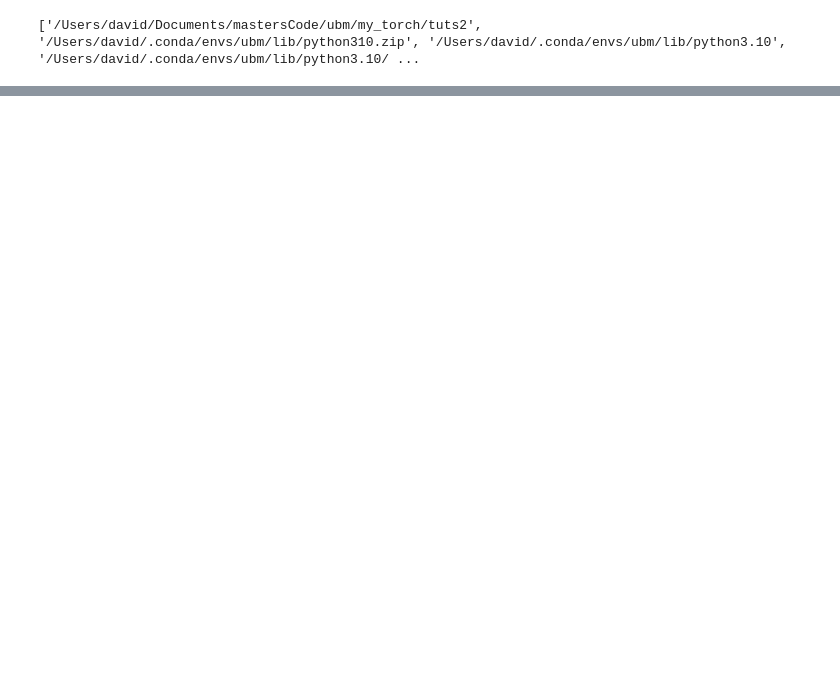
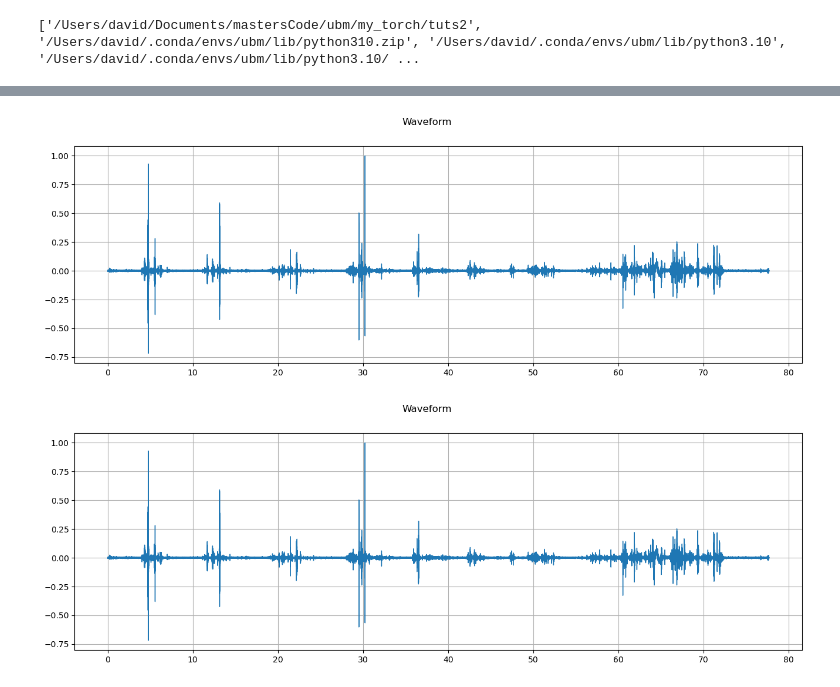
Before and after one commit to Davidjames9610/ubm, a Jupyter notebook: my_torch/tuts2/torch_transforms_demo.ipynb, the cells around one changed output, grey strips where cells are left out. Cells and saved outputs as stored; diff of their text form; code cells hidden in the pictures; blank space fills up the shorter version.

Commit message:
/pmhmm transforms updated

```diff
--- a/my_torch/tuts2/torch_transforms_demo.ipynb
+++ b/my_torch/tuts2/torch_transforms_demo.ipynb
@@ -80,0 +74,7 @@ Using cache found in /Users/david/.cache/torch/hub/snakers4_silero-vad_master
+# %%
+
+transform_test = torch_t.AddNoiseFromFile(10, noise_file_index=10)
+transform_test.plot_play_noise()
+# %% [output]
+[figure, added]
+[figure, added]
```
Also changed, not shown: parts of 11 cells of this notebook, 5 other files.
